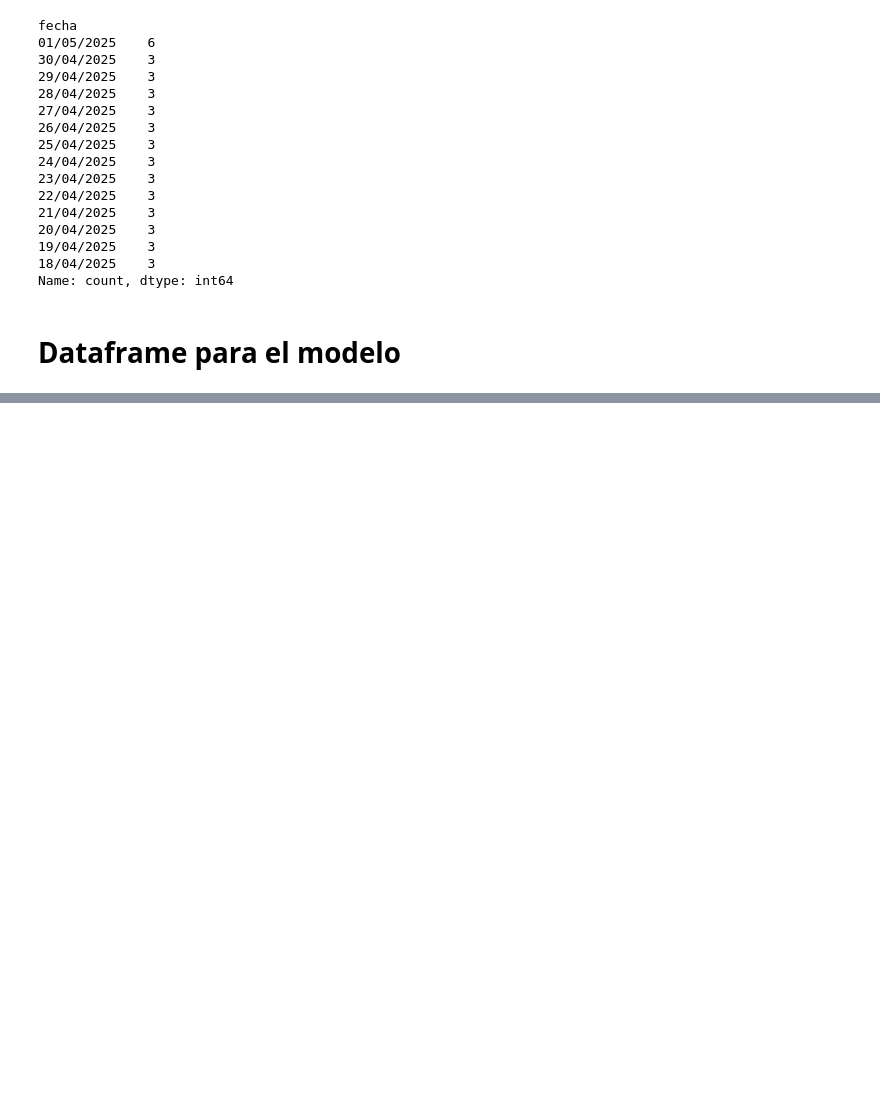
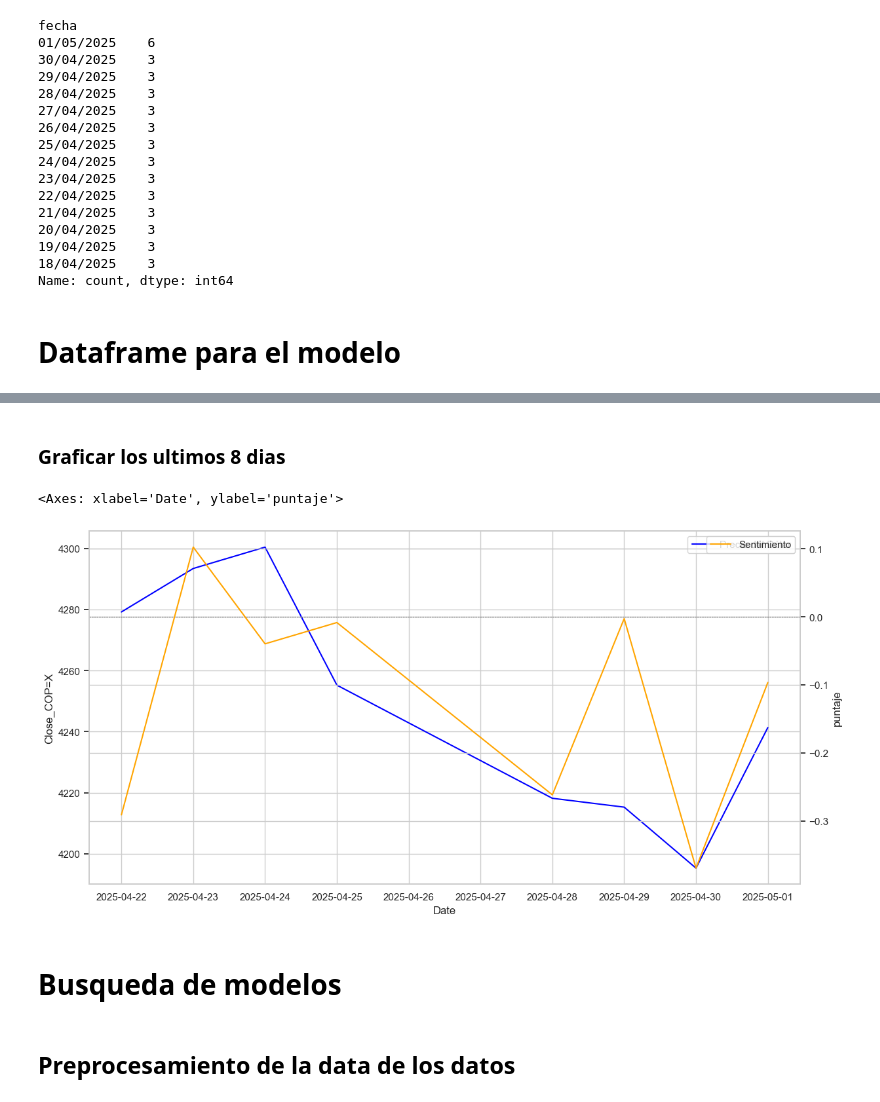
Before and after one commit to santiloc-hub/Proyecto_TRM_Dolar, a Jupyter notebook: Notebooks/02_Entrenamiento_Modelo.ipynb, the cells around one changed output, grey strips where cells are left out. Cells and saved outputs as stored; diff of their text form; code cells hidden in the pictures; blank space fills up the shorter version.

```diff
--- a/Notebooks/02_Entrenamiento_Modelo.ipynb
+++ b/Notebooks/02_Entrenamiento_Modelo.ipynb
@@ -247,0 +347,19 @@ save_to_db(df_sentiment, '../Datos/data.db', 'Noticias_Sentimiento')
+# %% [markdown]
+### Graficar los ultimos 8 dias
+# %%
+# Crear una figura y un eje
+plt.figure(figsize=(14, 7))
+ax = sns.lineplot(data=df_model.iloc[-8:], x='Date', y='Close_COP=X', label='Precio del Dólar', color='blue')
+# Crear un segundo eje y
+ax2 = ax.twinx()
+# Crear una linea en 0
+ax2.axhline(0, color='black', linestyle='--', linewidth=0.5)
+# Graficar la segunda variable
+sns.lineplot(data=df_model.iloc[-8:], x='Date', y='puntaje', label='Sentimiento', color='orange', ax=ax2)
+# %% [output]
+<Axes: xlabel='Date', ylabel='puntaje'>
+[figure, added]
+# %% [markdown]
+# Busqueda de modelos
+# %% [markdown]
+## Preprocesamiento de la data de los datos
```
Also changed, not shown: parts of 19 cells of this notebook, 1 other file.
